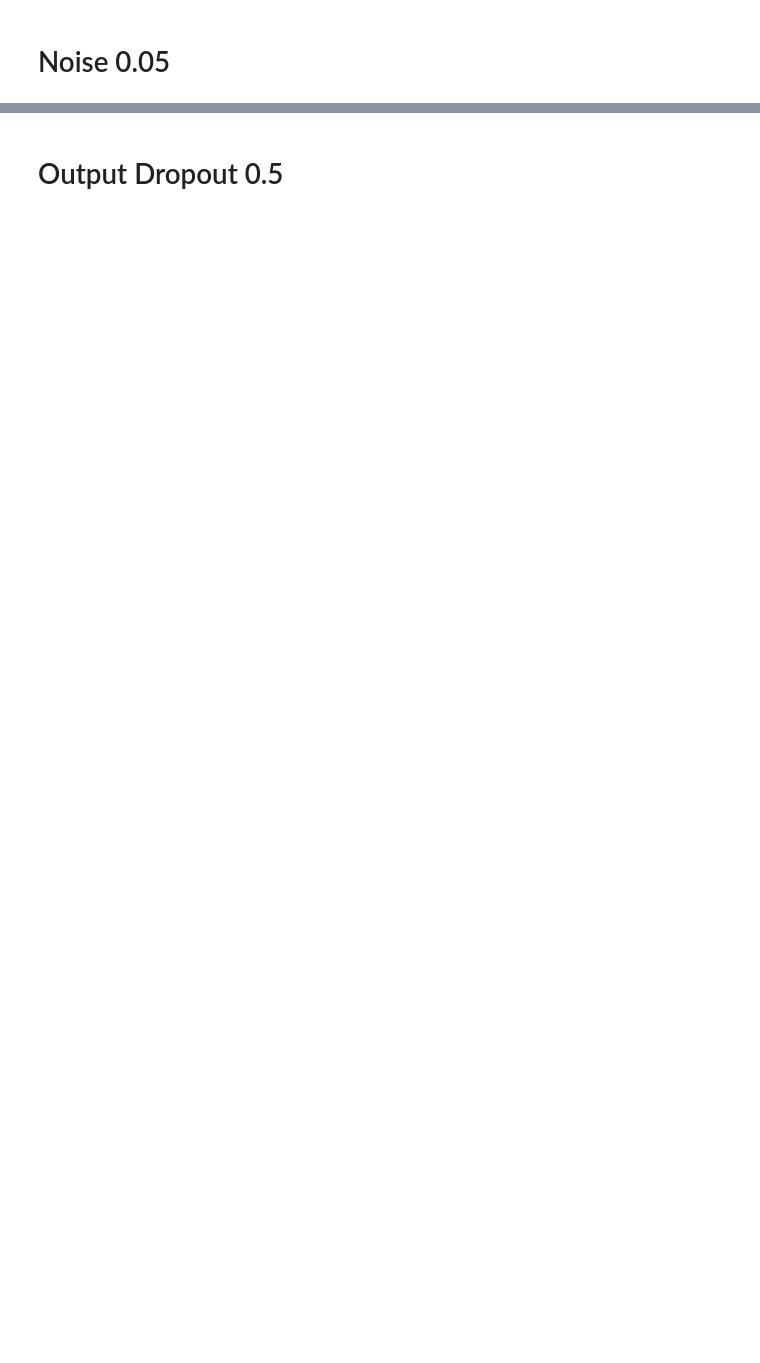
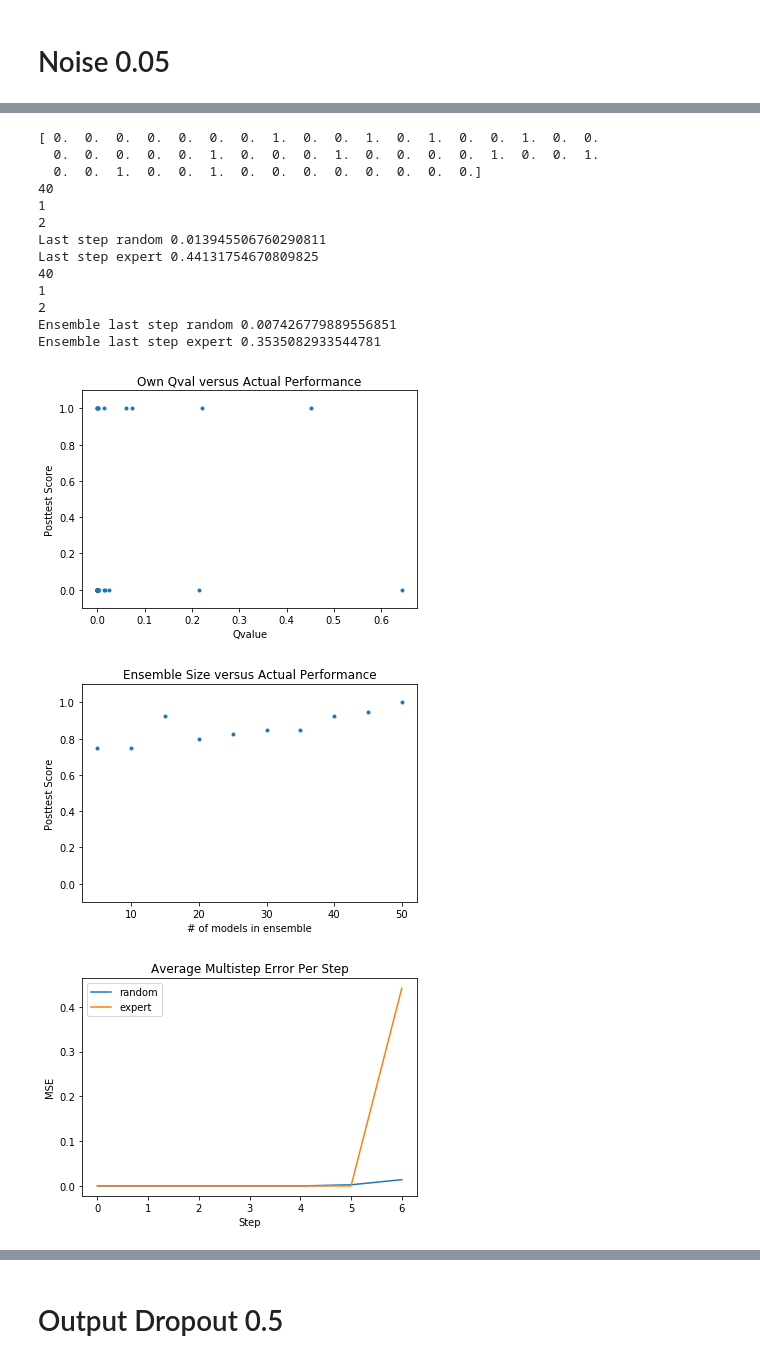
Before and after one commit to lisa-1010/smart-tutor, a Jupyter notebook: code/student2aw4l5.ipynb, the cells around one changed output, grey strips where cells are left out. Drawn from its saved outputs; the diff is of its cells as text; code cells hidden in the pictures; blank space fills up the shorter version.

```diff
--- a/code/student2aw4l5.ipynb
+++ b/code/student2aw4l5.ipynb
@@ -533,0 +444,19 @@ Ensemble last step expert 0.3535082933544781
+# %%
+graph_info('experiments/test2_modelgrusimple_mid-noise0.05-dropout10-shuffle1-data-test2a-w4-n100000-l5-random.pickle')
+# %% [output]
+[ 0.  0.  0.  0.  0.  0.  0.  1.  0.  0.  1.  0.  1.  0.  0.  1.  0.  0.
+  0.  0.  0.  0.  0.  1.  0.  0.  0.  1.  0.  0.  0.  0.  1.  0.  0.  1.
+  0.  0.  1.  0.  0.  1.  0.  0.  0.  0.  0.  0.  0.  0.]
+40
+1
+2
+Last step random 0.013945506760290811
+Last step expert 0.44131754670809825
+40
+1
+2
+Ensemble last step random 0.007426779889556851
+Ensemble last step expert 0.3535082933544781
+[figure, added]
+[figure, added]
+[figure, added]
```
Also changed, not shown: parts of 17 cells of this notebook.
